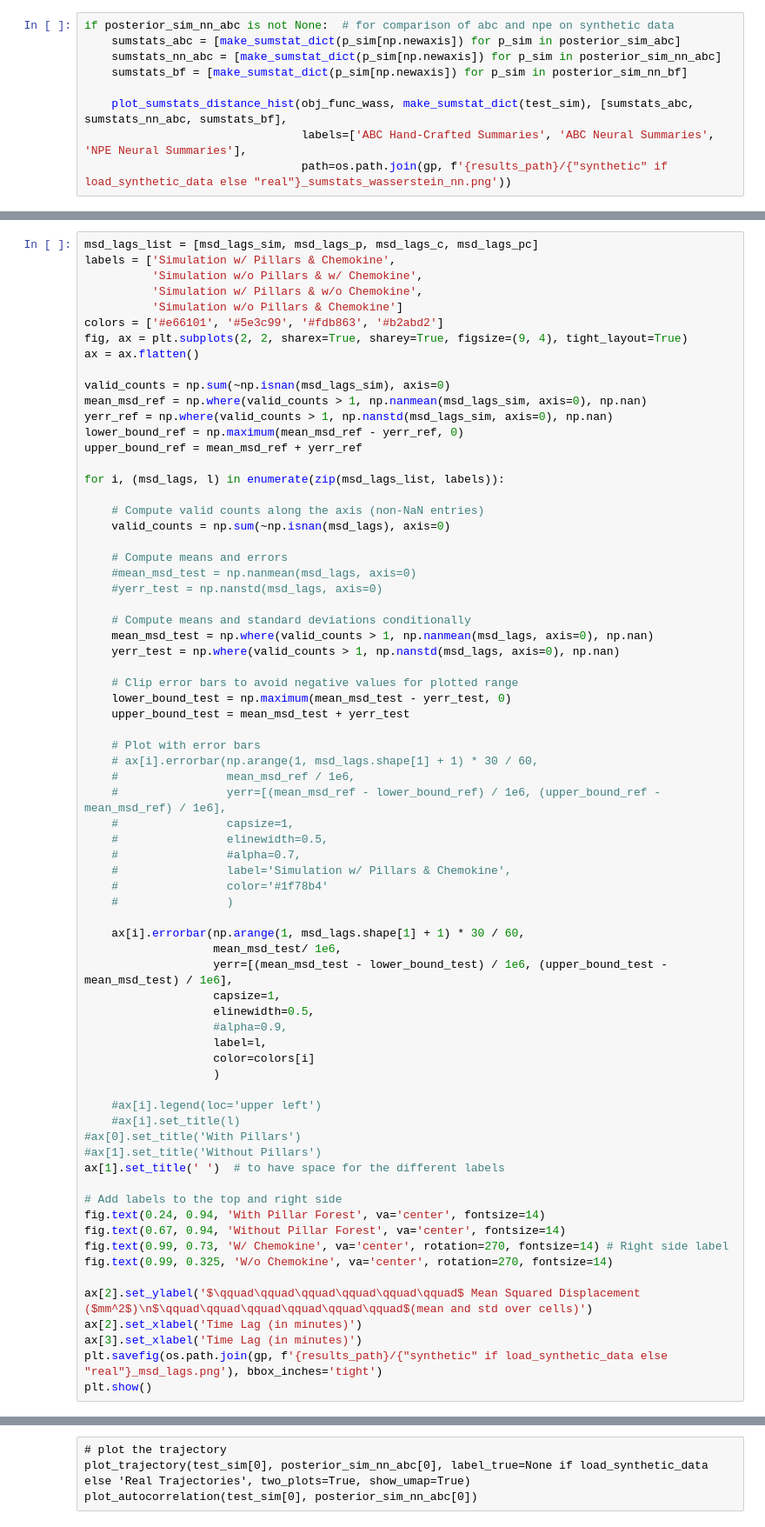
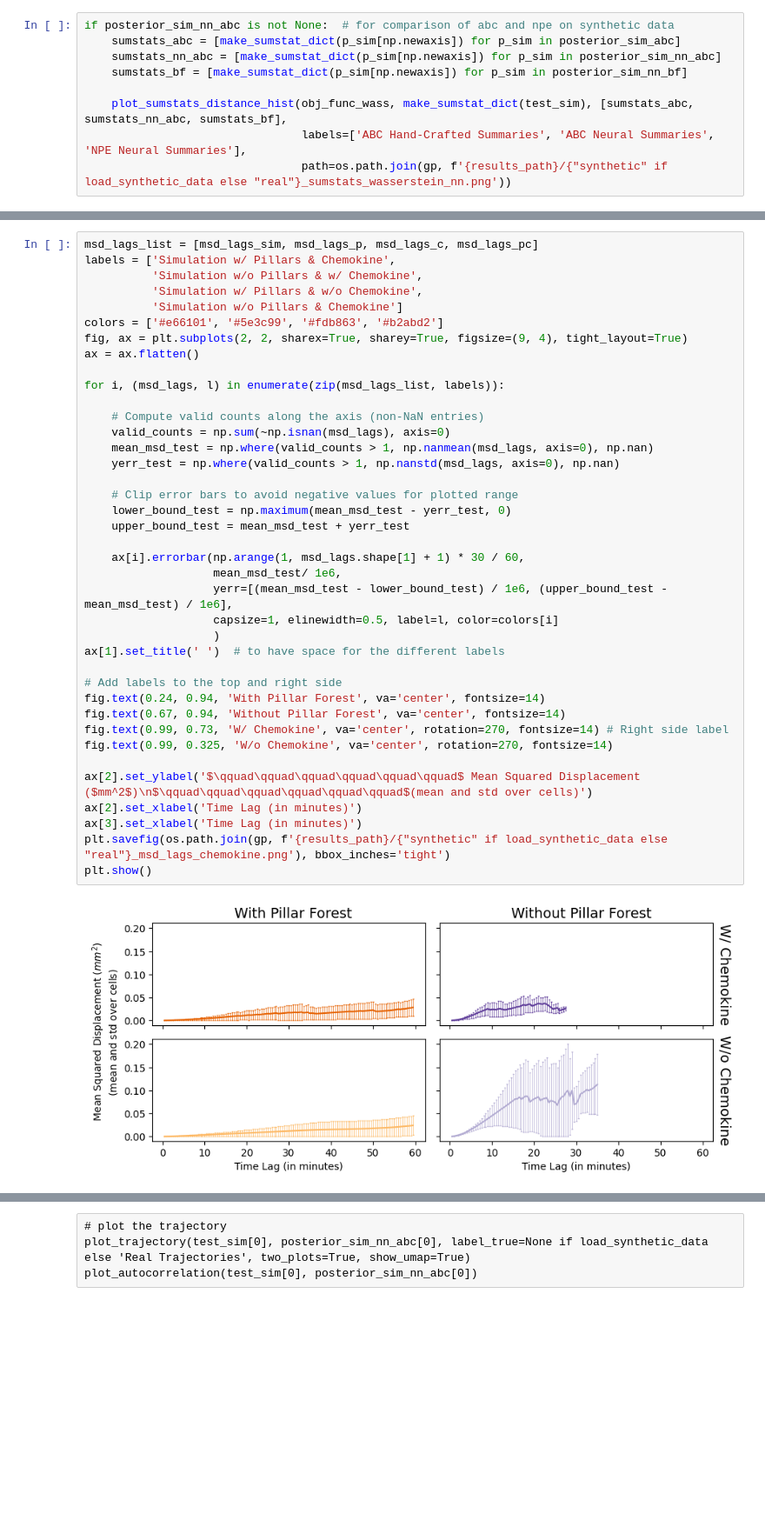
Before and after one commit to arrjon/CellMigration, a Jupyter notebook: synth_data_params_bayesflow/cell_migration_pyabc.ipynb, the cells around one changed output, grey strips where cells are left out. Shown at 87% size. Drawn from its saved outputs; the diff is of its cells as text; blank space fills up the shorter version.

```diff
--- a/synth_data_params_bayesflow/cell_migration_pyabc.ipynb
+++ b/synth_data_params_bayesflow/cell_migration_pyabc.ipynb
@@ -695,64 +797,34 @@ colors = ['#e66101', '#5e3c99', '#fdb863', '#b2abd2']
 fig, ax = plt.subplots(2, 2, sharex=True, sharey=True, figsize=(9, 4), tight_layout=True)
 ax = ax.flatten()
 
-valid_counts = np.sum(~np.isnan(msd_lags_sim), axis=0)
-mean_msd_ref = np.where(valid_counts > 1, np.nanmean(msd_lags_sim, axis=0), np.nan)
-yerr_ref = np.where(valid_counts > 1, np.nanstd(msd_lags_sim, axis=0), np.nan)
-lower_bound_ref = np.maximum(mean_msd_ref - yerr_ref, 0)
-upper_bound_ref = mean_msd_ref + yerr_ref
-
 for i, (msd_lags, l) in enumerate(zip(msd_lags_list, labels)):
 
     # Compute valid counts along the axis (non-NaN entries)
     valid_counts = np.sum(~np.isnan(msd_lags), axis=0)
-
-    # Compute means and errors
-    #mean_msd_test = np.nanmean(msd_lags, axis=0)
-    #yerr_test = np.nanstd(msd_lags, axis=0)
-
-    # Compute means and standard deviations conditionally
     mean_msd_test = np.where(valid_counts > 1, np.nanmean(msd_lags, axis=0), np.nan)
     yerr_test = np.where(valid_counts > 1, np.nanstd(msd_lags, axis=0), np.nan)
 
     # Clip error bars to avoid negative values for plotted range
     lower_bound_test = np.maximum(mean_msd_test - yerr_test, 0)
     upper_bound_test = mean_msd_test + yerr_test
 
-    # Plot with error bars
-    # ax[i].errorbar(np.arange(1, msd_lags.shape[1] + 1) * 30 / 60,
-    #                mean_msd_ref / 1e6,
-    #                yerr=[(mean_msd_ref - lower_bound_ref) / 1e6, (upper_bound_ref - mean_msd_ref) / 1e6],
-    #                capsize=1,
-    #                elinewidth=0.5,
-    #                #alpha=0.7,
-    #                label='Simulation w/ Pillars & Chemokine',
-    #                color='#1f78b4'
-    #                )
-
     ax[i].errorbar(np.arange(1, msd_lags.shape[1] + 1) * 30 / 60,
                    mean_msd_test/ 1e6,
                    yerr=[(mean_msd_test - lower_bound_test) / 1e6, (upper_bound_test - mean_msd_test) / 1e6],
-                   capsize=1,
-                   elinewidth=0.5,
-                   #alpha=0.9,
-                   label=l,
-                   color=colors[i]
+                   capsize=1, elinewidth=0.5, label=l, color=colors[i]
                    )
-
-    #ax[i].legend(loc='upper left')
-    #ax[i].set_title(l)
-#ax[0].set_title('With Pillars')
-#ax[1].set_title('Without Pillars')
 ax[1].set_title(' ')  # to have space for the different labels
 
 # Add labels to the top and right side
 fig.text(0.24, 0.94, 'With Pillar Forest', va='center', fontsize=14)
 fig.text(0.67, 0.94, 'Without Pillar Forest', va='center', fontsize=14)
 fig.text(0.99, 0.73, 'W/ Chemokine', va='center', rotation=270, fontsize=14) # Right side label
 fig.text(0.99, 0.325, 'W/o Chemokine', va='center', rotation=270, fontsize=14)
 
 ax[2].set_ylabel('$\qquad\qquad\qquad\qquad\qquad\qquad$ Mean Squared Displacement ($mm^2$)\n$\qquad\qquad\qquad\qquad\qquad\qquad$(mean and std over cells)')
 ax[2].set_xlabel('Time Lag (in minutes)')
 ax[3].set_xlabel('Time Lag (in minutes)')
-plt.savefig(os.path.join(gp, f'{results_path}/{"synthetic" if load_synthetic_data else "real"}_msd_lags.png'), bbox_inches='tight')
+plt.savefig(os.path.join(gp, f'{results_path}/{"synthetic" if load_synthetic_data else "real"}_msd_lags_chemokine.png'), bbox_inches='tight')
 plt.show()
+# %% [output]
+[figure, added]
```
Also changed, not shown: parts of 39 cells of this notebook, 27 other files.
